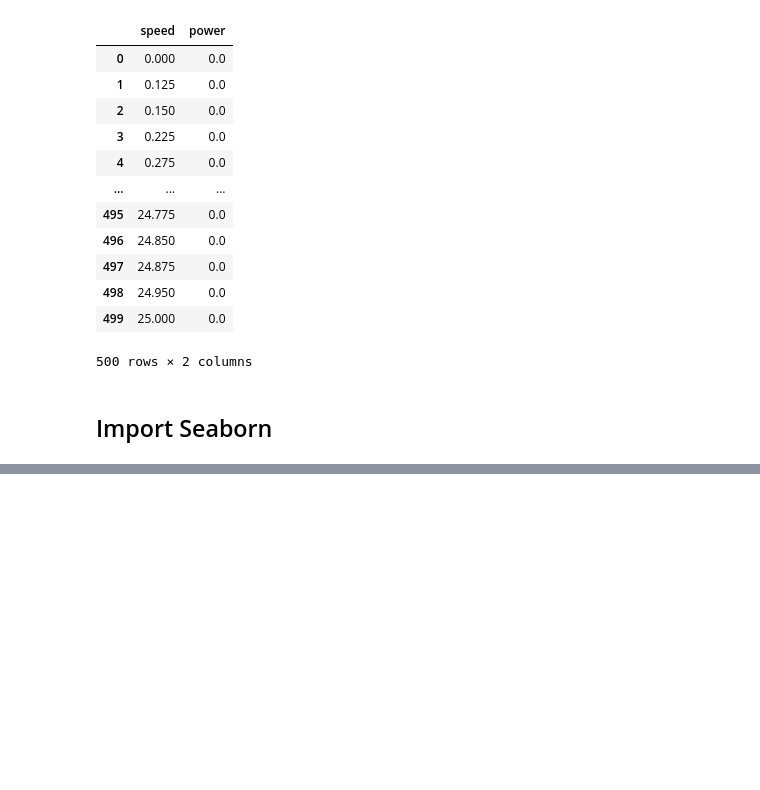
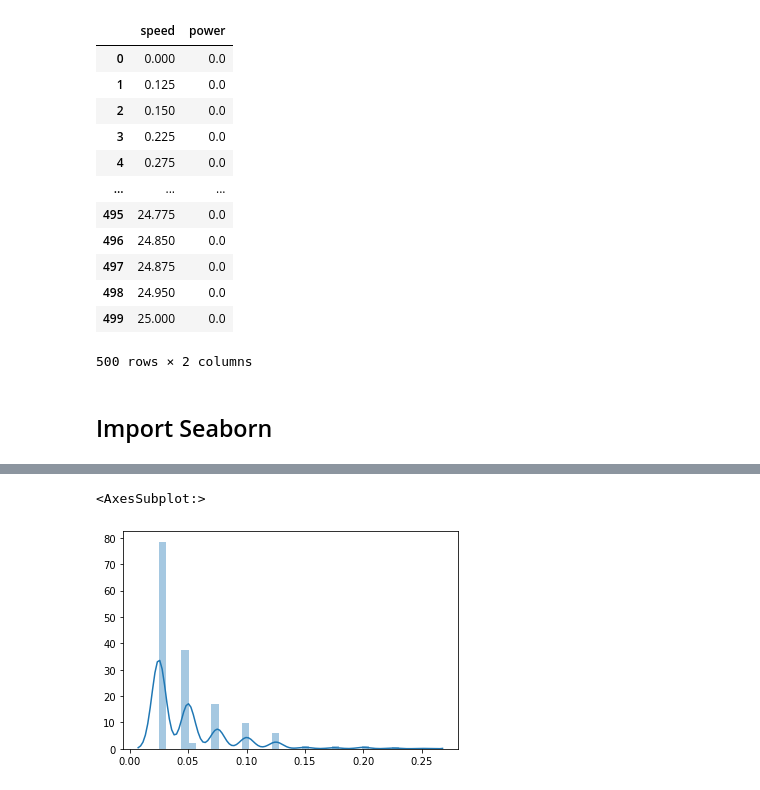
Before and after one commit to andkoc001/Machine-Learning-and-Statistics-Project, a Jupyter notebook: playground_powerproduction_ML.ipynb, the cells around one changed output, grey strips where cells are left out. Cells and saved outputs as stored; diff of their text form; code cells hidden in the pictures; blank space fills up the shorter version.

```diff
--- a/playground_powerproduction_ML.ipynb
+++ b/playground_powerproduction_ML.ipynb
@@ -109,0 +117,11 @@ sns.relplot(data=df, x="speed", y="power", s=20, palette="pastel", height=4, asp
+# %%
+
+df_sd = pd.DataFrame()
+print(df_sd)
+for index, row in df.iterrows():
+    speed_difference = df.iloc[index]['speed'] - df.iloc[index-1]['speed']
+    # print(speed_difference)
+    df_sd = df_sd.append({'speed diff': speed_difference}, ignore_index=True)
+
+df_sd = df_sd.drop(index=[0], axis=0)
+print(df_sd)
@@ -109,0 +158,5 @@ sns.relplot(data=df, x="speed", y="power", s=20, palette="pastel", height=4, asp
+# %%
+sns.distplot(df_sd)
+# %% [output]
+<AxesSubplot:>
+[figure, added]
```
Also changed, not shown: parts of 12 cells of this notebook, 1 other file.
